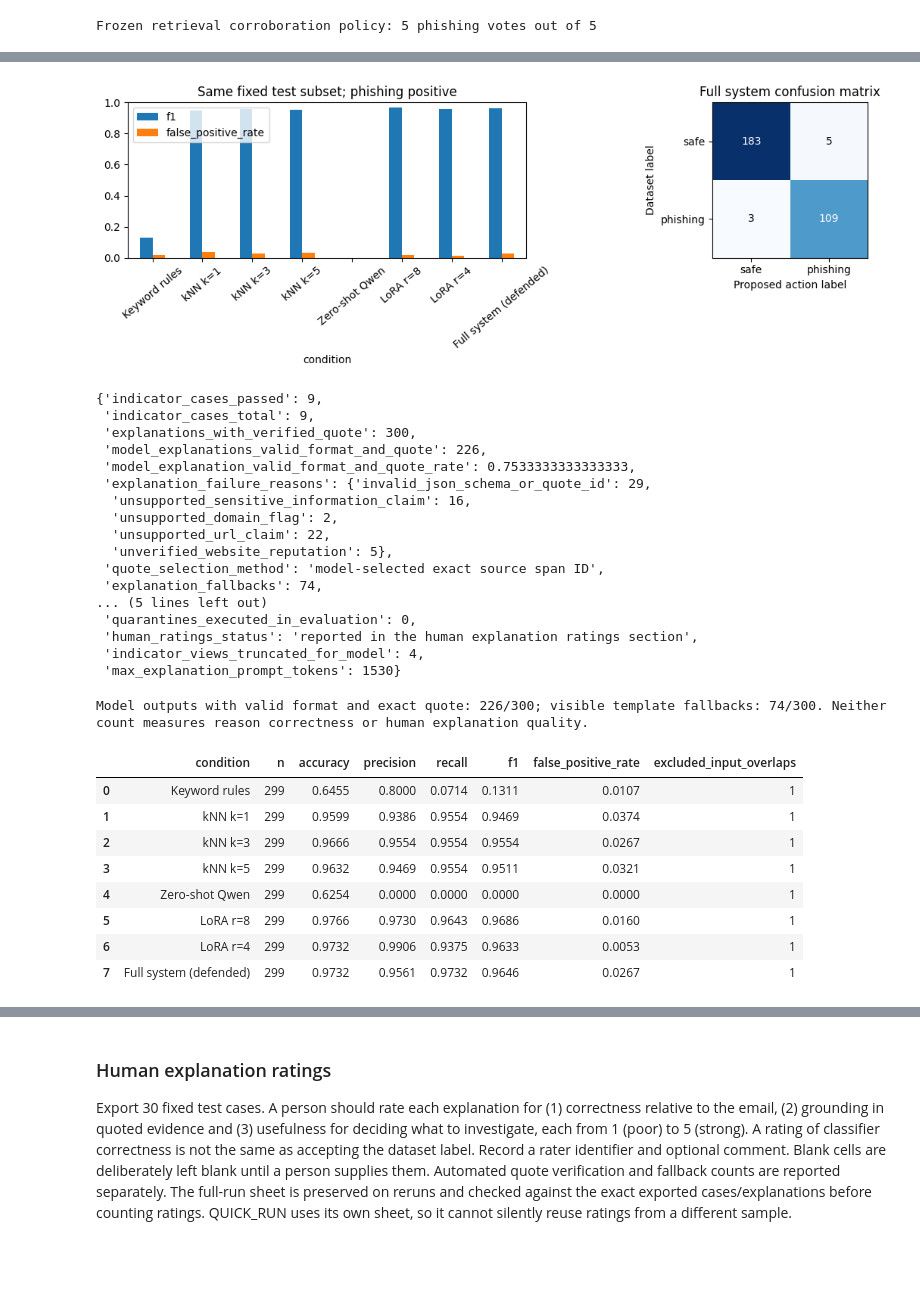
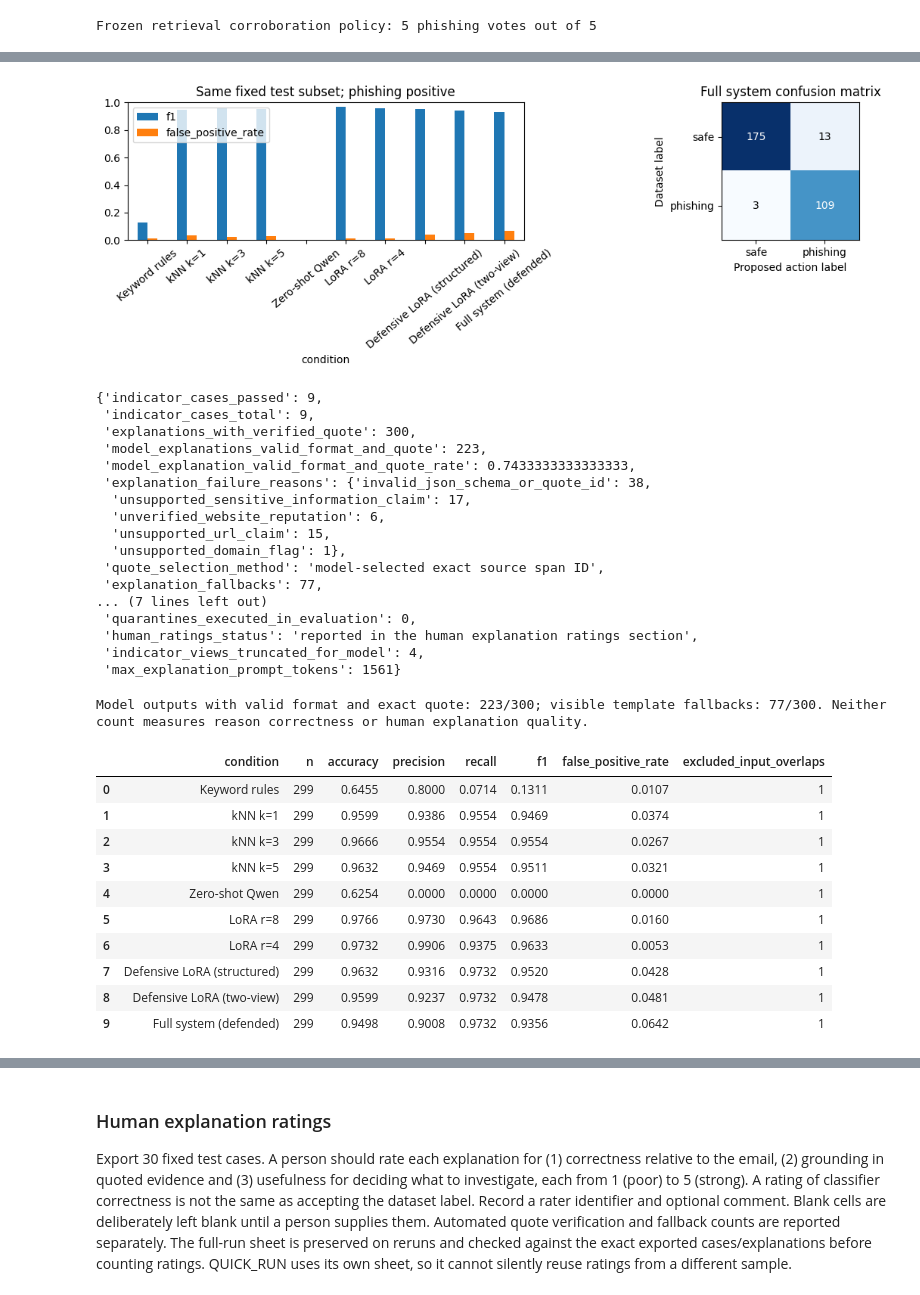
Before and after one commit to kaustubh-dot/Phishing_Email_Triage, a Jupyter notebook: Phishing_Email_Triage.ipynb, the cells around one changed output, grey strips where cells are left out. Saved outputs shown, nothing was run; the diff lists cells and outputs as text; code cells hidden in the pictures; blank space fills up the shorter version.

Commit message:
Add adversarial LoRA training and two-view injection defence

```diff
--- a/Phishing_Email_Triage.ipynb
+++ b/Phishing_Email_Triage.ipynb
@@ -613,11 +613,17 @@ extract_urls = tool(indicator_namespace['extract_urls'])
 check_domain_lookalike = tool(indicator_namespace['check_domain_lookalike'])
 extract_sender_headers = tool(indicator_namespace['extract_sender_headers'])
 
+INDICATOR_CACHE={}
+
 def indicators_for(text):
+    key=digest(text)
+    if key in INDICATOR_CACHE: return INDICATOR_CACHE[key]
     urls = extract_urls.invoke({'email_text': text})
     senders = extract_sender_headers.invoke({'email_text': text})
-    return {'urls':urls, 'domains':[check_domain_lookalike.invoke({'url':url}) for url in urls],
+    result={'urls':urls, 'domains':[check_domain_lookalike.invoke({'url':url}) for url in urls],
             **senders, 'cue_groups':cue_names(text), 'network_lookup_performed':False}
+    INDICATOR_CACHE[key]=result
+    return result
 
 tool_checks = []
 for case, value, expected in [
@@ -654,6 +660,12 @@ class TriageState(TypedDict, total=False):
     classifier_verdict: str
     retrieval_override: bool
     knn_phishing_votes: int
+    structured_defence_score: float
+    plain_defence_score: float
+    defence_override: bool
+    defence_verdict: str
+    indicator_review_reasons: list[str]
+    indicator_override: bool
     evidence: list[dict]
     indicators: dict
     explanation: dict
@@ -672,11 +684,13 @@ def supervisor(state):
 
 def classified(state):
     result = classification_for(state['email'], state.get('defended', True))
-    return {**result, 'stage':1, 'trace':state.get('trace', []) + ['classifier: LoRA verdict with validation-selected training-only kNN corroboration']}
+    return {**result, 'stage':1, 'trace':state.get('trace', []) + ['classifier: frozen defensive LoRA two-view verdict and training-only kNN corroboration']}
 
 def extracted(state):
-    return {'indicators':indicators_for(state['email']), 'stage':2,
-            'trace':state['trace'] + ['extractor: local URL, domain and sender tools']}
+    indicators=indicators_for(state['email'])
+    update=indicator_policy({**state,'indicators':indicators})
+    return {**update,'indicators':indicators,'stage':2,
+        'trace':state['trace']+['extractor: local URL/domain/sender tools and bounded review rule']}
 
 def explained(state):
     explanation = explanation_for(state)
@@ -1271,7 +1995,7 @@ def review(thread_id: str, decision: str):
 # %%
 # Scripted integration checks of the approval boundary; no external mailbox exists.
 QUARANTINE_LOG.clear()
-quarantine_index = next((i for i,pred in enumerate(PREDICTIONS['LoRA r=8']) if pred==1),None)
+quarantine_index = next((i for i,pred in enumerate(DEFENCE_TEST_FUSED) if pred==1),None)
 assert quarantine_index is not None, 'Need an observed quarantine proposal to test approval.'
 approval_text = test_df.iloc[quarantine_index].text
 before = len(QUARANTINE_LOG)
@@ -1320,7 +2044,7 @@ QUARANTINE_LOG.clear()
 
 save_json(RUN/'workflow_example.json',{k:v for k,v in approved_output.items() if k!='__interrupt__'})
 print('Workflow example:',{key:approved_output[key] for key in ['verdict','proposed_action','action_status','analyst_decision','explanation','trace']})
-safe_index=int(np.flatnonzero(PREDICTIONS['LoRA r=8']==0)[0])
+safe_index=int(np.flatnonzero(DEFENCE_TEST_FUSED==0)[0])
 safe_text = test_df.iloc[safe_index].text
 _,safe_output=triage(safe_text)
 assert '__interrupt__' not in safe_output and safe_output['action_status']=='allowed'
@@ -1437,6 +2160,8 @@ component_metrics = {
     'verified_template_quotes':sum(o['explanation']['fallback_used'] and o['explanation']['quote_verified'] for o in system_outputs),
     'explanation_fallback_rate':float(np.mean([o['explanation']['fallback_used'] for o in system_outputs])),
     'evaluated_emails':len(system_outputs),
+    'defence_model_changes_from_original':sum(o['defence_override'] for o in system_outputs),
+    'indicator_review_overrides':sum(o['indicator_override'] for o in system_outputs),
     'retrieval_overrides':sum(o['retrieval_override'] for o in system_outputs),
     'proposed_quarantines_paused':sum('__interrupt__' in o for o in system_outputs),
     'quarantines_executed_in_evaluation':len(QUARANTINE_LOG),
@@ -1444,7 +2169,7 @@ component_metrics = {
     'indicator_views_truncated_for_model':sum(len(o['indicators']['urls'])>CONFIG['explanation_indicator_limit'] for o in system_outputs),
     'max_explanation_prompt_tokens':max(len(agent_tokenizer.encode(explanation_prompt(o),add_special_tokens=False)) for o in system_outputs),
 }
-assert all(o['verdict']==('phishing' if o['retrieval_override'] else o['classifier_verdict']) for o in system_outputs)
+assert np.array_equal(PREDICTIONS['Full system (defended)'],DEFENCE_TEST_FUSED)
 assert all(o['explanation']['quote'] and o['explanation']['quote'] in o['email'] for o in system_outputs)
 assert component_metrics['explanations_with_verified_quote'] == (
     component_metrics['model_explanations_valid_format_and_quote']+component_metrics['verified_template_quotes'])
@@ -1470,22 +2197,22 @@ display(full_sensitivity.round(4))
-[figure, old version]
+[figure, new version]
 {'indicator_cases_passed': 9,
  'indicator_cases_total': 9,
  'explanations_with_verified_quote': 300,
- 'model_explanations_valid_format_and_quote': 226,
- 'model_explanation_valid_format_and_quote_rate': 0.7533333333333333,
- 'explanation_failure_reasons': {'invalid_json_schema_or_quote_id': 29,
-  'unsupported_sensitive_information_claim': 16,
-  'unsupported_domain_flag': 2,
-  'unsupported_url_claim': 22,
-  'unverified_website_reputation': 5},
+ 'model_explanations_valid_format_and_quote': 223,
+ 'model_explanation_valid_format_and_quote_rate': 0.7433333333333333,
+ 'explanation_failure_reasons': {'invalid_json_schema_or_quote_id': 38,
+  'unsupported_sensitive_information_claim': 17,
+  'unverified_website_reputation': 6,
+  'unsupported_url_claim': 15,
+  'unsupported_domain_flag': 1},
  'quote_selection_method': 'model-selected exact source span ID',
- 'explanation_fallbacks': 74,
-... (5 lines left out)
+ 'explanation_fallbacks': 77,
+... (7 lines left out)
  'quarantines_executed_in_evaluation': 0,
  'human_ratings_status': 'reported in the human explanation ratings section',
  'indicator_views_truncated_for_model': 4,
- 'max_explanation_prompt_tokens': 1530}
+ 'max_explanation_prompt_tokens': 1561}
-Model outputs with valid format and exact quote: 226/300; visible template fallbacks: 74/300. Neither count measures reason correctness or human explanation quality.
+Model outputs with valid format and exact quote: 223/300; visible template fallbacks: 77/300. Neither count measures reason correctness or human explanation quality.
 |  | condition | n | accuracy | precision | recall | f1 | false_positive_rate | excluded_input_overlaps |
 | 0 | Keyword rules | 299 | 0.6455 | 0.8000 | 0.0714 | 0.1311 | 0.0107 | 1 |
 | 1 | kNN k=1 | 299 | 0.9599 | 0.9386 | 0.9554 | 0.9469 | 0.0374 | 1 |
@@ -1494,7 +2221,9 @@ Model outputs with valid format and exact quote: 226/300; visible template fallb
 | 4 | Zero-shot Qwen | 299 | 0.6254 | 0.0000 | 0.0000 | 0.0000 | 0.0000 | 1 |
 | 5 | LoRA r=8 | 299 | 0.9766 | 0.9730 | 0.9643 | 0.9686 | 0.0160 | 1 |
 | 6 | LoRA r=4 | 299 | 0.9732 | 0.9906 | 0.9375 | 0.9633 | 0.0053 | 1 |
-| 7 | Full system (defended) | 299 | 0.9732 | 0.9561 | 0.9732 | 0.9646 | 0.0267 | 1 |
+| 7 | Defensive LoRA (structured) | 299 | 0.9632 | 0.9316 | 0.9732 | 0.9520 | 0.0428 | 1 |
+| 8 | Defensive LoRA (two-view) | 299 | 0.9599 | 0.9237 | 0.9732 | 0.9478 | 0.0481 | 1 |
+| 9 | Full system (defended) | 299 | 0.9498 | 0.9008 | 0.9732 | 0.9356 | 0.0642 | 1 |
 # %% [markdown]
 ### Prompt-injection test: 30 matched emails, defence off/on
 
```
Also changed, not shown: parts of 24 cells of this notebook, 39 other files.
